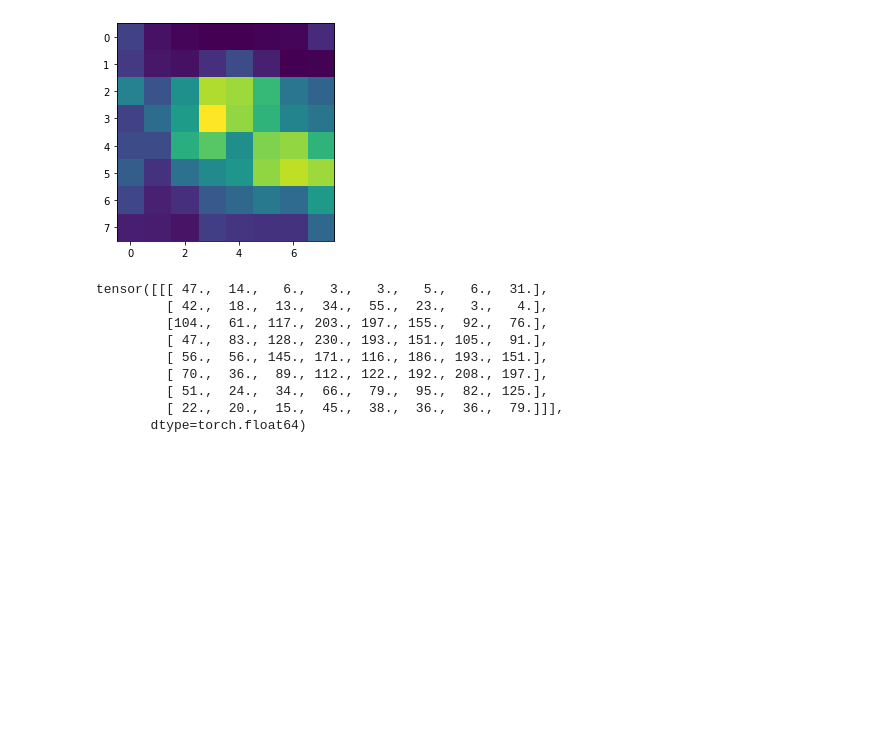
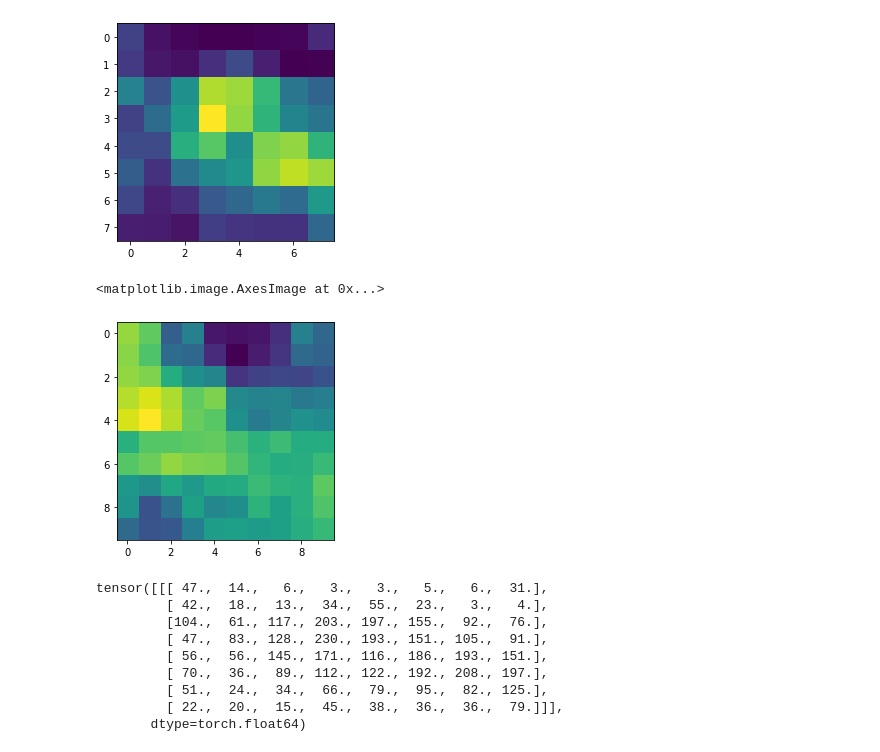
Before and after one commit to CDL-Quantum/Hackathon2021, a Jupyter notebook: SRRSA/ImageProcessing.ipynb, the cells around one changed output. Saved outputs shown, nothing was run; the diff lists cells and outputs as text; code cells hidden in the pictures; blank space fills up the shorter version.

```diff
--- a/SRRSA/ImageProcessing.ipynb
+++ b/SRRSA/ImageProcessing.ipynb
@@ -28,3 +34,9 @@ def imageResize(data,pixel):
 def arraytoTensor(data):
     ydata_tensor = transforms.ToTensor()(data).unsqueeze_(0);
     return ydata_tensor[0]
+# %%
+#Making MxN partition
+def imagePartition(data,M,N):
+    tiles = [data[x:x+M,y:y+N] for x in range(0,data.shape[0],M) for y in range(0,data.shape[1],N)]
+    return tiles
+data_tile=imagePartition(data,8,8)
@@ -42,6 +63,12 @@ plt.imshow(data_resize)
 # %% [output]
 <matplotlib.image.AxesImage at 0x...>
 [figure]
+# %%
+data_tile=imagePartition(data,10,10)
+plt.imshow(data_tile[0])
+# %% [output]
+<matplotlib.image.AxesImage at 0x...>
+[figure, added]
 # %%
 arraytoTensor(data_resize)
 # %% [output]
```
Also changed, not shown: parts of 5 cells of this notebook.
